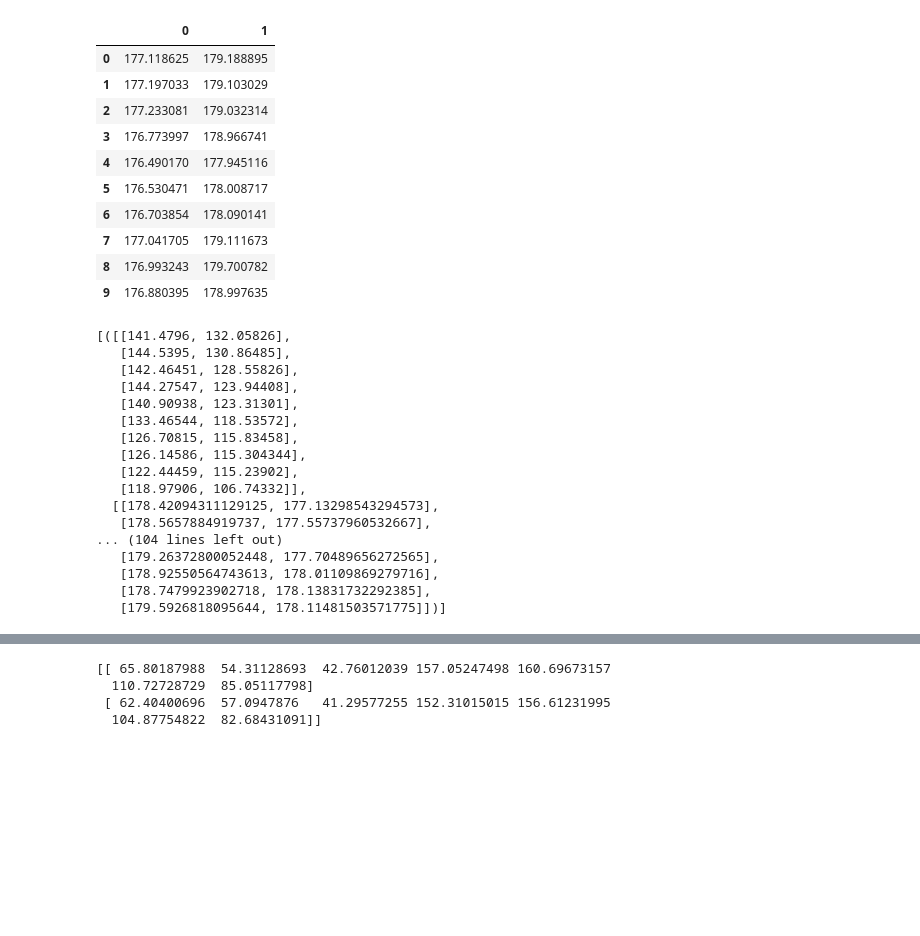
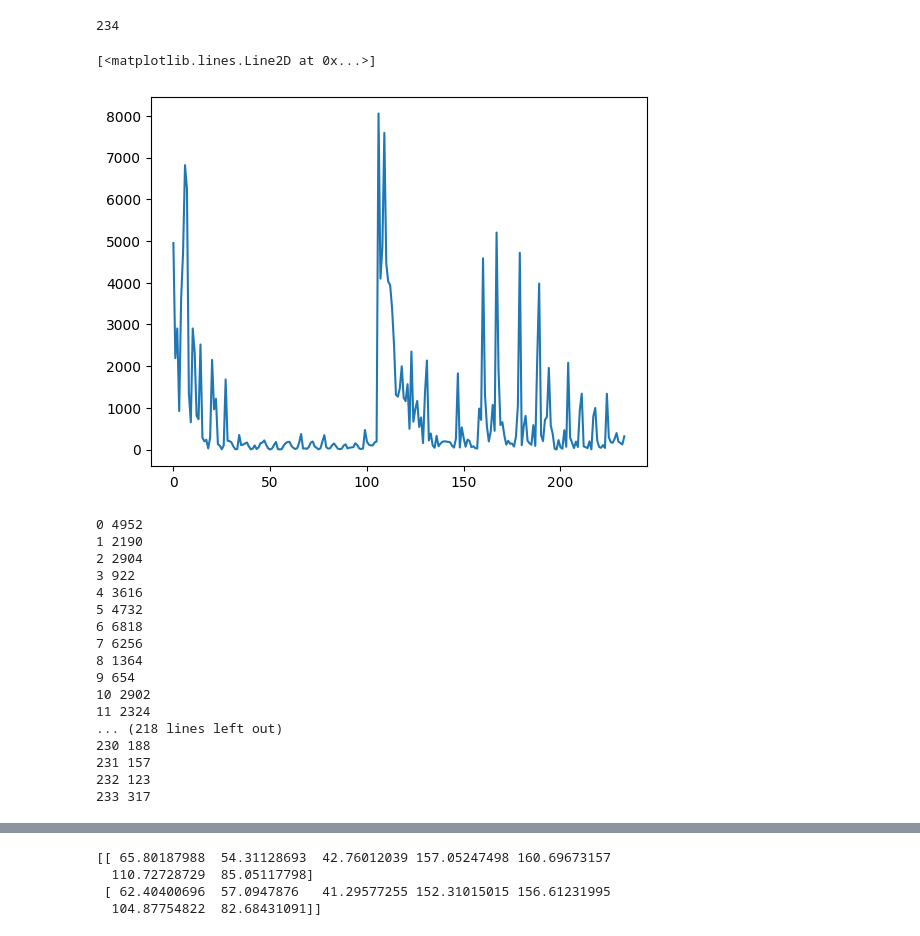
Before and after one commit to siddzzshetty/Rehabilitation-System, a Jupyter notebook: cv (2) (1).ipynb, the cells around one changed output, grey strips where cells are left out. Cells and saved outputs as stored; diff of their text form; code cells hidden in the pictures; blank space fills up the shorter version.

```diff
--- a/cv (2) (1).ipynb
+++ b/cv (2) (1).ipynb
@@ -13,6 +23,11 @@ import torch
 import torch.nn as nn
 from sklearn.preprocessing import MinMaxScaler
 from collections import deque
+
+def calculate_loss(predicted, actual):
+    mae_loss = nn.MSELoss()
+    loss = mae_loss(torch.tensor(predicted),torch.tensor(actual))
+    return loss.item()
 
 def calculate_angle(a, b, c):
     a = np.array(a)  # First
@@ -31,7 +46,7 @@ def calculate_angle(a, b, c):
 device = torch.device("cuda" if torch.cuda.is_available() else "cpu")
 # Load the LSTM model
 
-lstm_model = torch.jit.load(r'model_squat_30_10.pt')#for linux relative path
+lstm_model = torch.jit.load(r'model_path/model_squats_scripted.pt')#for linux relative path
 lstm_model.eval()
 # Initialize MediaPipe pose
 mp_drawing = mp.solutions.drawing_utils
@@ -51,8 +66,8 @@ scaler = MinMaxScaler(feature_range=(0, 1))
 scaler.fit(np.array([[0] * 7, [180] * 7]))
 
 
-input_window= 30
-output_window = 10
+input_window= 20
+output_window = 5
 pred_freq = 5
 
 # Store pose sequences
@@ -62,6 +77,7 @@ frame_count = 0
 collecting_real_time = False #this is a flag.false-during prediction, true-calculating real time values.
 predicted_vs_real_storage = []
 focus_angles=[]
+realtime_loss = []
 
 with mp_pose.Pose(min_detection_confidence=0.5, min_tracking_confidence=0.5, model_complexity=2) as pose:
     while cap.isOpened():
@@ -167,6 +183,7 @@ with mp_pose.Pose(min_detection_confidence=0.5, min_tracking_confidence=0.5, mod
                     real_focus = [[list(real[3:5])for real in group[1]] for group in predicted_vs_real_storage]
 
                     focus_angles = list(zip(predicted_focus, real_focus))
+                    realtime_loss.append(calculate_loss(predicted=focus_angles[-1][0], actual=focus_angles[-1][1]))
 
                     # Reset collection
                     collecting_real_time = False
@@ -226,35 +245,31 @@ Calculated Angles: [33.3116412056804, 24.218641634768275, 15.778523341561305, 17
-# %%
-import pandas as pd
-pd.DataFrame(focus_angles[0][1])
-# %% [output]
-|  | 0 | 1 |
-| 0 | 177.118625 | 179.188895 |
-| 1 | 177.197033 | 179.103029 |
-| 2 | 177.233081 | 179.032314 |
-| 3 | 176.773997 | 178.966741 |
-| 4 | 176.490170 | 177.945116 |
-| 5 | 176.530471 | 178.008717 |
-| 6 | 176.703854 | 178.090141 |
-| 7 | 177.041705 | 179.111673 |
-| 8 | 176.993243 | 179.700782 |
-| 9 | 176.880395 | 178.997635 |
-# %%
-focus_angles
-# %% [output]
-[([[141.4796, 132.05826],
-   [144.5395, 130.86485],
-   [142.46451, 128.55826],
-   [144.27547, 123.94408],
-   [140.90938, 123.31301],
-   [133.46544, 118.53572],
-   [126.70815, 115.83458],
-   [126.14586, 115.304344],
-   [122.44459, 115.23902],
-   [118.97906, 106.74332]],
-  [[178.42094311129125, 177.13298543294573],
-   [178.5657884919737, 177.55737960532667],
-... (104 lines left out)
-   [179.26372800052448, 177.70489656272565],
-   [178.92550564743613, 178.01109869279716],
-   [178.7479923902718, 178.13831732292385],
-   [179.5926818095644, 178.11481503571775]])]
+# %%
+len(focus_angles)
+# %% [output]
+234
+# %%
+import matplotlib.pyplot as plt
+plt.plot(realtime_loss)
+# %% [output]
+[<matplotlib.lines.Line2D at 0x...>]
+[figure, added]
+# %%
+for index, loss in enumerate(realtime_loss):
+    print(index, int(loss))
+# %% [output]
+0 4952
+1 2190
+2 2904
+3 922
+4 3616
+5 4732
+6 6818
+7 6256
+8 1364
+9 654
+10 2902
+11 2324
+... (218 lines left out)
+230 188
+231 157
+232 123
+233 317
```
Also changed, not shown: parts of 4 cells of this notebook, 10 other files.
